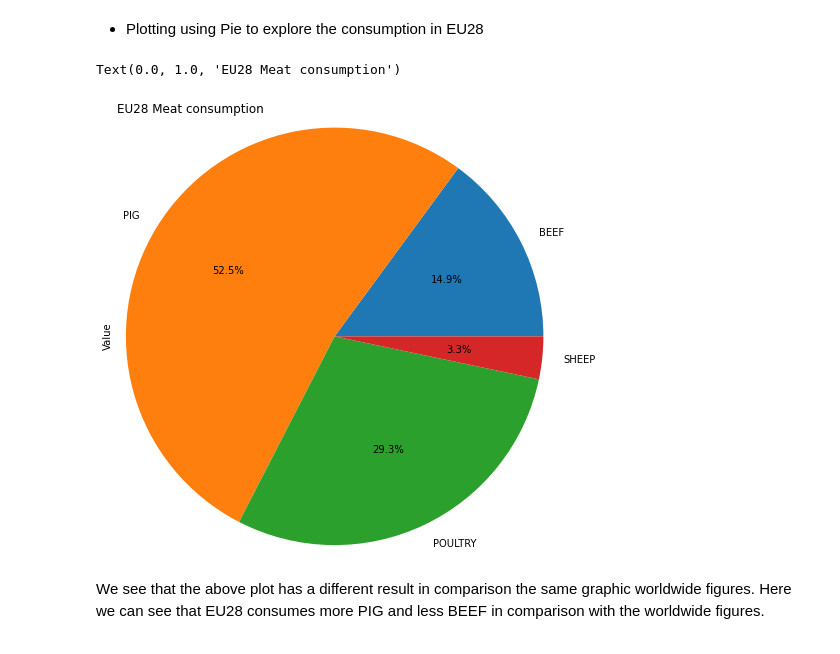
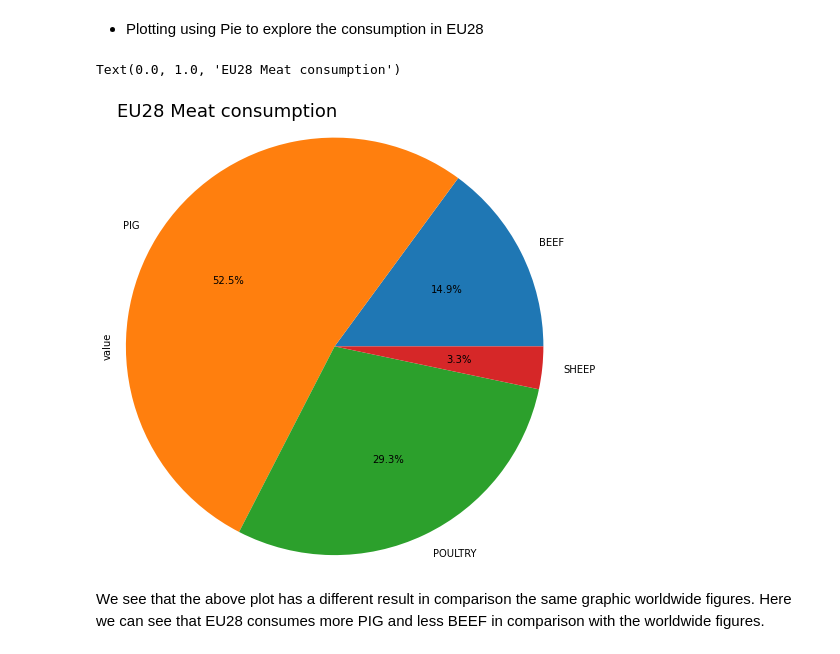
Before and after one commit to kellyc-j/MenuAssistance_project_y4, a Jupyter notebook: No. 2 Menu Assistance.ipynb, the cells around one changed output. Saved outputs shown, nothing was run; the diff lists cells and outputs as text; code cells hidden in the pictures.

```diff
--- a/No. 2 Menu Assistance.ipynb
+++ b/No. 2 Menu Assistance.ipynb
@@ -660,0 +598,3 @@ False
+# %%
+dataMeatCon2 = dataMeatCon1.rename(columns={'TIME': 'year','Value': 'value','LOCATION': 'country','SUBJECT': 'ingredient'})
+dataMeatCon2.head()
@@ -660,0 +608,3 @@ False
+# %%
+dataMeatCon3 = dataMeatCon2.drop(columns=['MEASURE'])
+dataMeatCon3.head()
@@ -661,5 +618,5 @@ False
 # %%
-#isolate EU
-EUdataMeatcon = dataMeatCon1.loc[dataMeatCon1['LOCATION'] == ('EU28')]
-EUdataMeatcon.head()
+#isolate EU28
+EUMeat_df = dataMeatCon3.loc[dataMeatCon3['country'] == ('EU28')]
+EUMeat_df.head()
 # %% [output]
@@ -684,12 +638,12 @@ Text(0.0, 1.0, 'EU28 Meat consumption')
 # %% [markdown]
 - Plotting using Pie to explore the consumption in EU28
 # %%
-dataMeatPie1 = EUdataMeatcon.groupby('SUBJECT')['Value'].sum()
-dataMeatPie1.plot.pie(figsize=(8,8), radius=1.2, autopct='%1.1f%%')
-plt.title("EU28 Meat consumption", loc='left')
+pie_EUMeat_df = EUMeat_df.groupby('ingredient')['value'].sum()
+pie_EUMeat_df.plot.pie(figsize=(8,8), radius=1.2, autopct='%1.1f%%')
+plt.title("EU28 Meat consumption", loc='left', fontdict={'fontsize':18}, pad=12)
 # %% [output]
 Text(0.0, 1.0, 'EU28 Meat consumption')
-[figure, old version]
+[figure, new version]
 # %% [markdown]
 We see that the above plot has a different result in comparison the same graphic worldwide figures.
 Here we can see that EU28 consumes more PIG and less BEEF in comparison with the worldwide figures.
```
Also changed, not shown: parts of 93 cells of this notebook.
